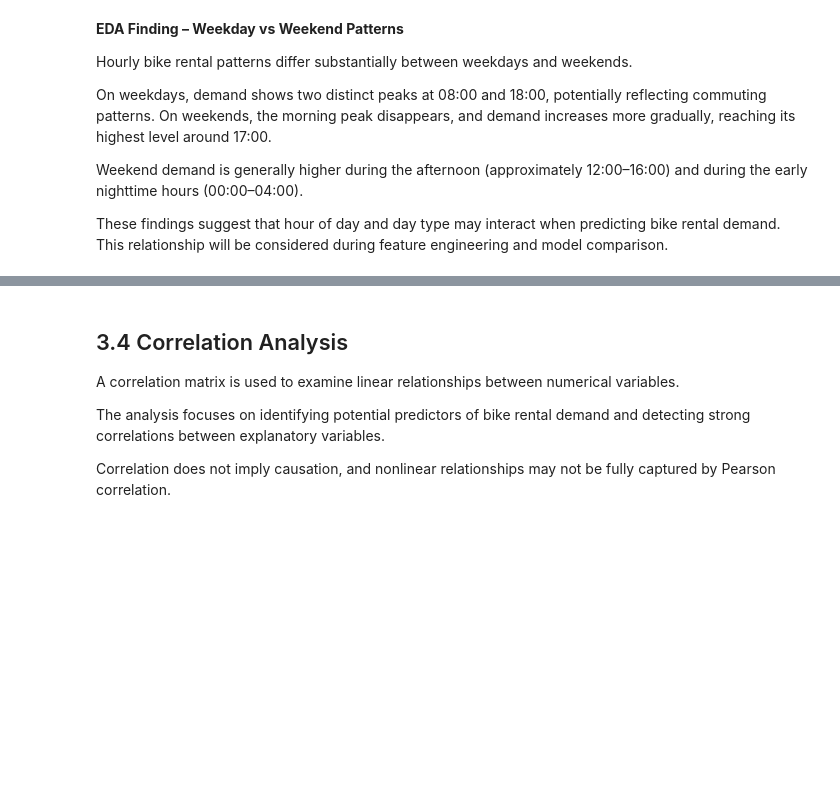
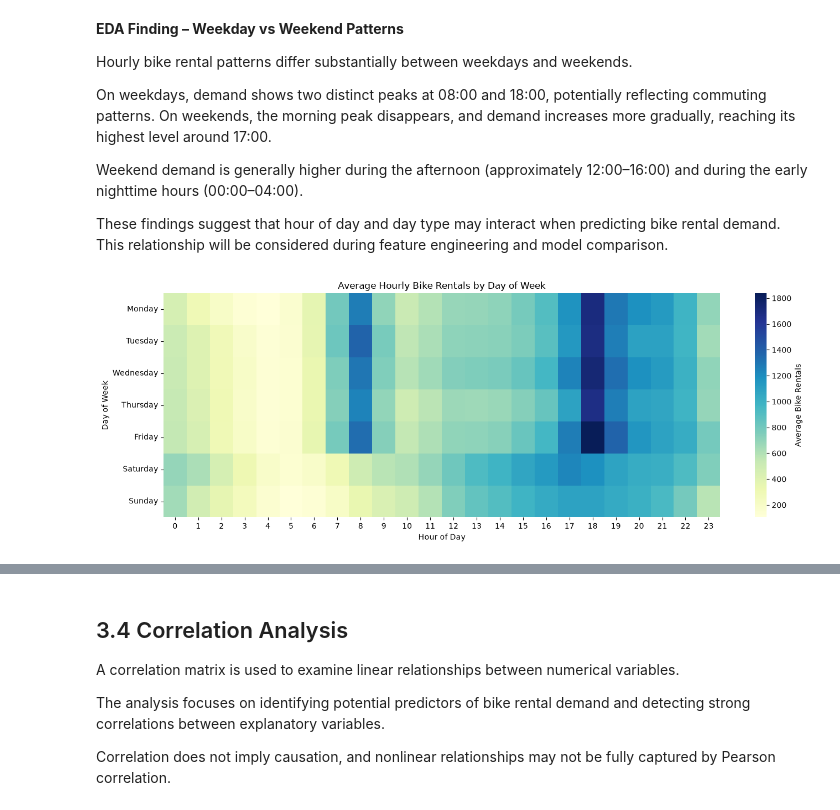
Before and after one commit to ChandaNovent/BikeFlow, a Jupyter notebook: 01_bikeflow_analysis.ipynb, the cells around one changed output, grey strips where cells are left out. Drawn from its saved outputs; the diff is of its cells as text; code cells hidden in the pictures; blank space fills up the shorter version.

```diff
--- a/01_bikeflow_analysis.ipynb
+++ b/01_bikeflow_analysis.ipynb
@@ -560,3 +560,45 @@ On weekdays, demand shows two distinct peaks at 08:00 and 18:00, potentially ref
 Weekend demand is generally higher during the afternoon (approximately 12:00–16:00) and during the early nighttime hours (00:00–04:00).
 
 These findings suggest that hour of day and day type may interact when predicting bike rental demand. This relationship will be considered during feature engineering and model comparison.
+# %%
+
+# Create a copy containing only operational observations
+heatmap_df = df[df["Functioning Day"] == "Yes"].copy()
+
+# Extract the day of week from the datetime column
+# Monday = 0, Sunday = 6
+heatmap_df["day_of_week"] = heatmap_df["datetime"].dt.dayofweek
+
+# Calculate average bike rentals for each weekday and hour
+hourly_weekday_demand = heatmap_df.pivot_table(
+    index="day_of_week",          # Rows represent weekdays
+    columns="Hour",               # Columns represent hours (0-23)
+    values="Rented Bike Count",   # Values to aggregate
+    aggfunc="mean"                # Calculate average rentals
+)
+
+# Replace weekday numbers with readable names
+hourly_weekday_demand.index = [
+    "Monday", "Tuesday", "Wednesday", "Thursday",
+    "Friday", "Saturday", "Sunday"
+]
+
+# Create the heatmap
+plt.figure(figsize=(14, 5))
+
+sns.heatmap(
+    hourly_weekday_demand,
+    cmap="YlGnBu",                # Yellow = lower, blue = higher demand
+    cbar_kws={"label": "Average Bike Rentals"}
+)
+
+# Add labels and title
+plt.title("Average Hourly Bike Rentals by Day of Week")
+plt.xlabel("Hour of Day")
+plt.ylabel("Day of Week")
+
+# Display the chart
+plt.tight_layout()
+plt.show()
+# %% [output]
+[figure, added]
```
Also changed, not shown: parts of 8 cells of this notebook.
